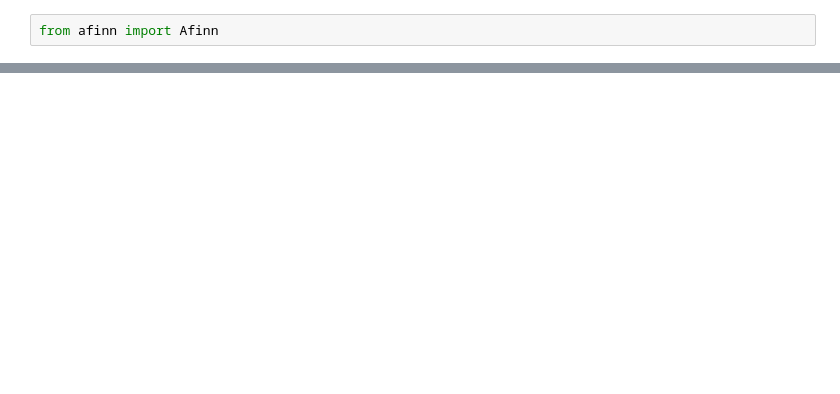
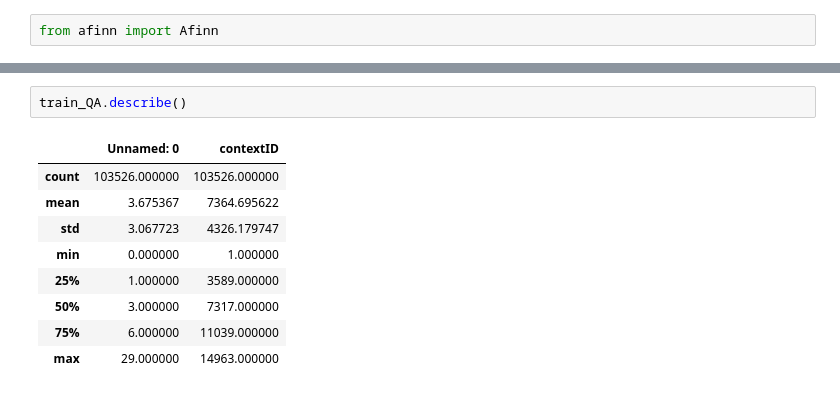
Before and after one commit to TzeMeng/CAPSTONE, a Jupyter notebook: Data_Exploration.ipynb, the cells around one changed output, grey strips where cells are left out. Drawn from its saved outputs; the diff is of its cells as text; blank space fills up the shorter version.

```diff
--- a/Data_Exploration.ipynb
+++ b/Data_Exploration.ipynb
@@ -51,0 +112,12 @@ sns.kdeplot(afinn_scores, color='Green')
+# %%
+train_QA.describe()
+# %% [output]
+|  | Unnamed: 0 | contextID |
+| count | 103526.000000 | 103526.000000 |
+| mean | 3.675367 | 7364.695622 |
+| std | 3.067723 | 4326.179747 |
+| min | 0.000000 | 1.000000 |
+| 25% | 1.000000 | 3589.000000 |
+| 50% | 3.000000 | 7317.000000 |
+| 75% | 6.000000 | 11039.000000 |
+| max | 29.000000 | 14963.000000 |
```
Also changed, not shown: parts of 20 cells of this notebook.
